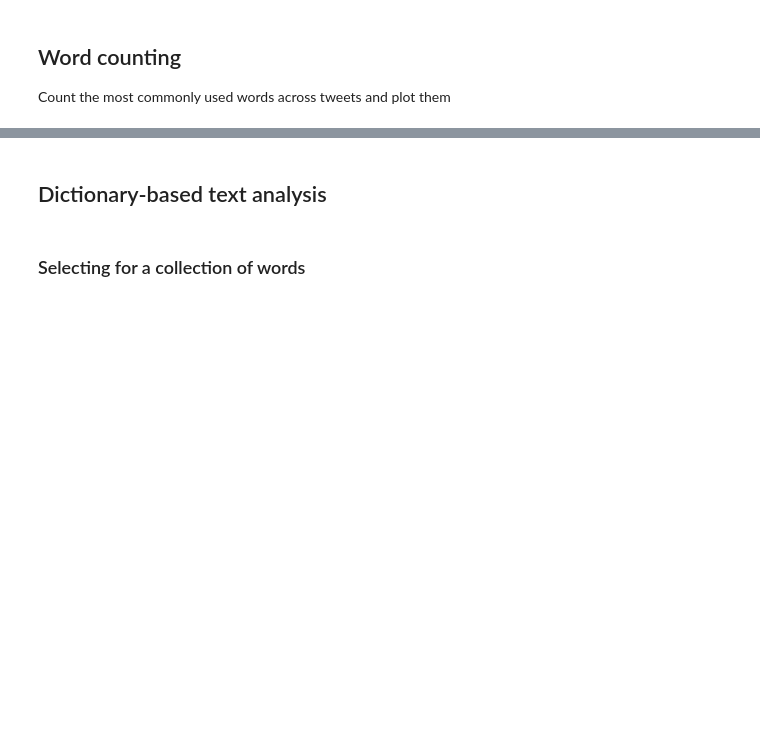
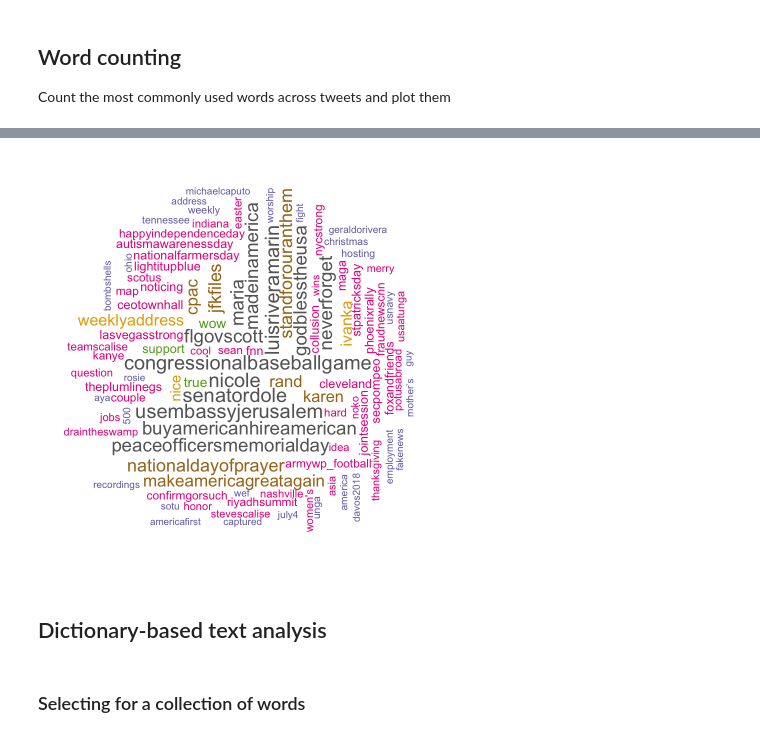
Before and after one commit to MindyChang/text-analysis-workshop, a Jupyter notebook: index.ipynb, the cells around one changed output, grey strips where cells are left out. Cells and saved outputs as stored; diff of their text form; code cells hidden in the pictures; blank space fills up the shorter version.

```diff
--- a/index.ipynb
+++ b/index.ipynb
@@ -239,0 +352,7 @@ trumptweets[trumptweets$created_at == ymd_hms("2017-06-15 23:49:24"),]$hashtags
+# %%
+set.seed(1234) # for reproducibility
+tidy_trump_tfidf_unique <- tidy_trump_tfidf %>%
+    distinct(word,.keep_all = TRUE)
+wordcloud(words = tidy_trump_tfidf_unique$word, freq = tidy_trump_tfidf_unique$tf_idf, min.freq = .5,
+          max.words=100, random.order=FALSE, rot.per=0.35,colors=brewer.pal(8, "Dark2"),scale=c(2,.5) )
+# %% [output]
@@ -240,3 +373,4 @@ trumptweets[trumptweets$created_at == ymd_hms("2017-06-15 23:49:24"),]$hashtags
+[figure, added]
 # %% [markdown]
 ## Dictionary-based text analysis
 # %% [markdown]
```
Also changed, not shown: parts of 28 cells of this notebook.
